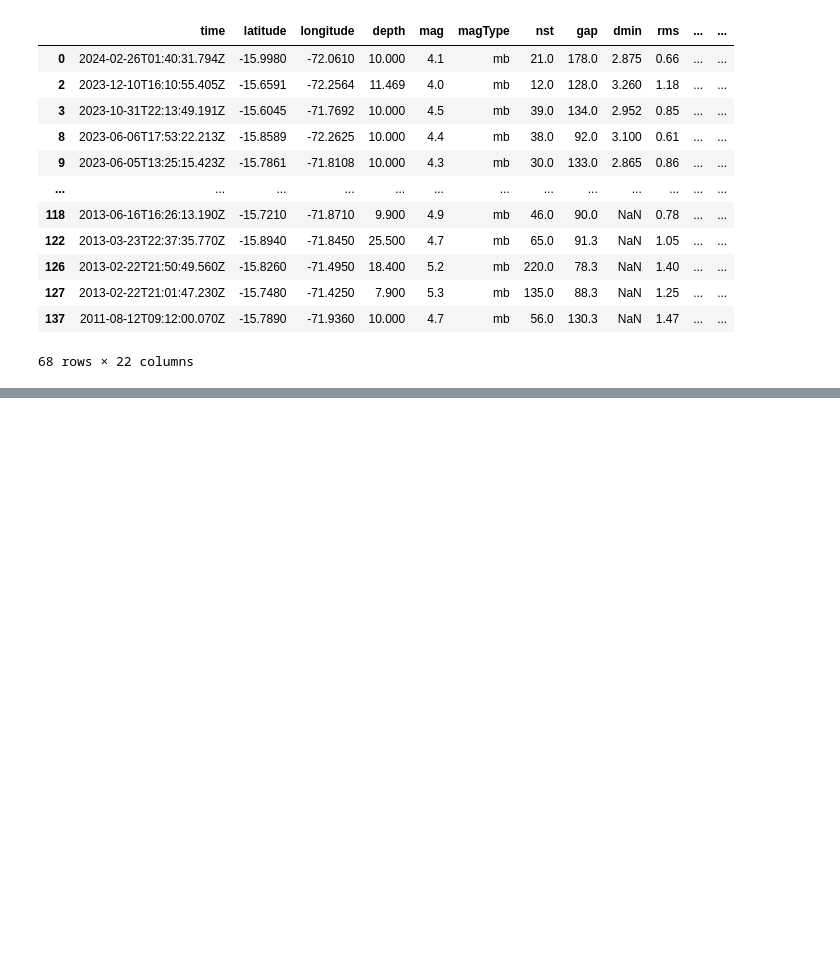
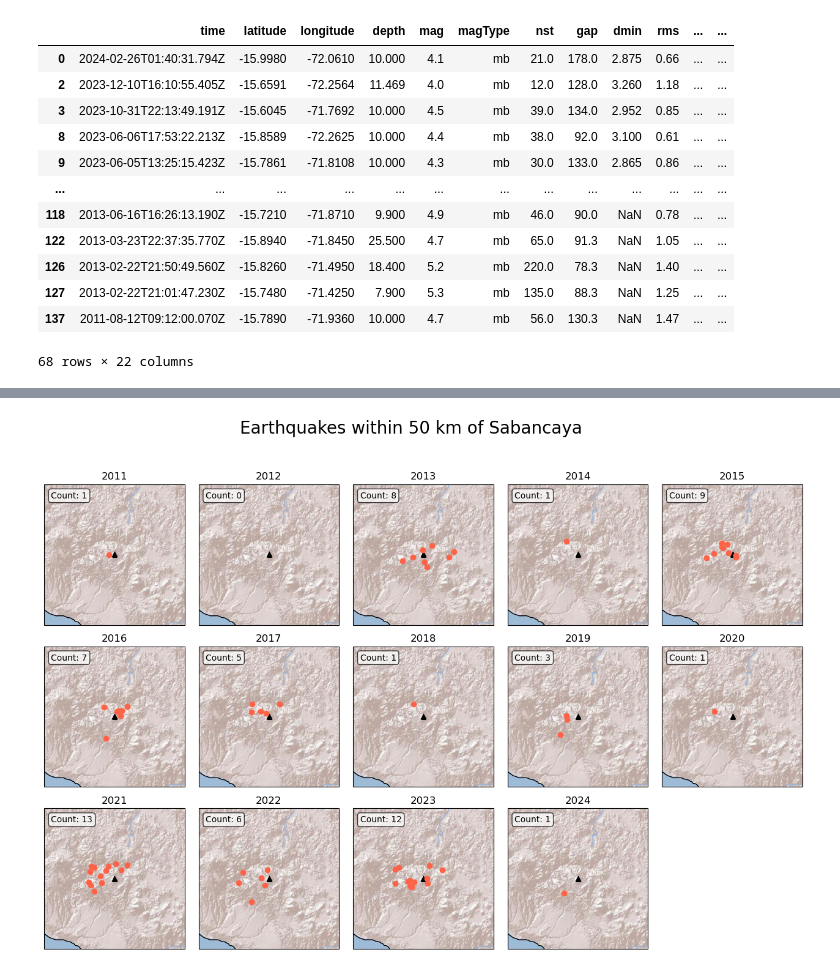
Before and after one commit to GPGN-268/SP2024-FP06-volcano, a Jupyter notebook: notebooks/dev-seismic.ipynb, the cells around one changed output, grey strips where cells are left out. Saved outputs shown, nothing was run; the diff lists cells and outputs as text; code cells hidden in the pictures; blank space fills up the shorter version.

```diff
--- a/notebooks/dev-seismic.ipynb
+++ b/notebooks/dev-seismic.ipynb
@@ -53,0 +64,29 @@ ax.coastlines(resolution='10m')
+# %%
+years = ['2011', '2012', '2013', '2014', '2015', '2016', '2017', '2018', '2019', '2020', '2021', '2022', '2023', '2024']
+bbox=dict(boxstyle='round', fc='white', ec='k', alpha=0.75)
+# %%
+fig, axes = plt.subplots(3, 5, figsize=(16,10), subplot_kw={'projection': ccrs.PlateCarree()})
+axes = axes.flatten()
+yearly_sum = []
+
+for i, year in enumerate(years):
+    ax = axes[i]
+    ax.add_feature(cfeature.RIVERS)
+    ax.scatter(central_lon, central_lat, marker='^', color='k', transform=ccrs.PlateCarree())
+    ax.set_extent(extent)
+    df_plot = df_ref.query(f'time.str.contains("{year}")', engine='python')
+    ax.add_image(ShadedReliefESRI(), 8)
+    ax.scatter(df_plot['longitude'], df_plot['latitude'], marker='o', color='tomato')
+    ax.set_title(f"{year}")
+    ax.coastlines()
+    ax.text((extent[0]+.1), (extent[2]-.1), f"Count: {len(df_plot)}", transform=ccrs.PlateCarree(), va='top', bbox=bbox)
+
+    # Extra line to allow yearly sum of the data
+    yearly_sum.append(len(df_plot))
+
+axes[-1].set_visible(False)
+plt.suptitle("Earthquakes within 50 km of Sabancaya", fontsize=20)
+plt.subplots_adjust(wspace=.1, hspace=.1)
+plt.savefig('../figures/earthquakes.png', bbox_inches='tight')
+# %% [output]
+[figure, added]
```
Also changed, not shown: parts of 7 cells of this notebook, 3 other files.
